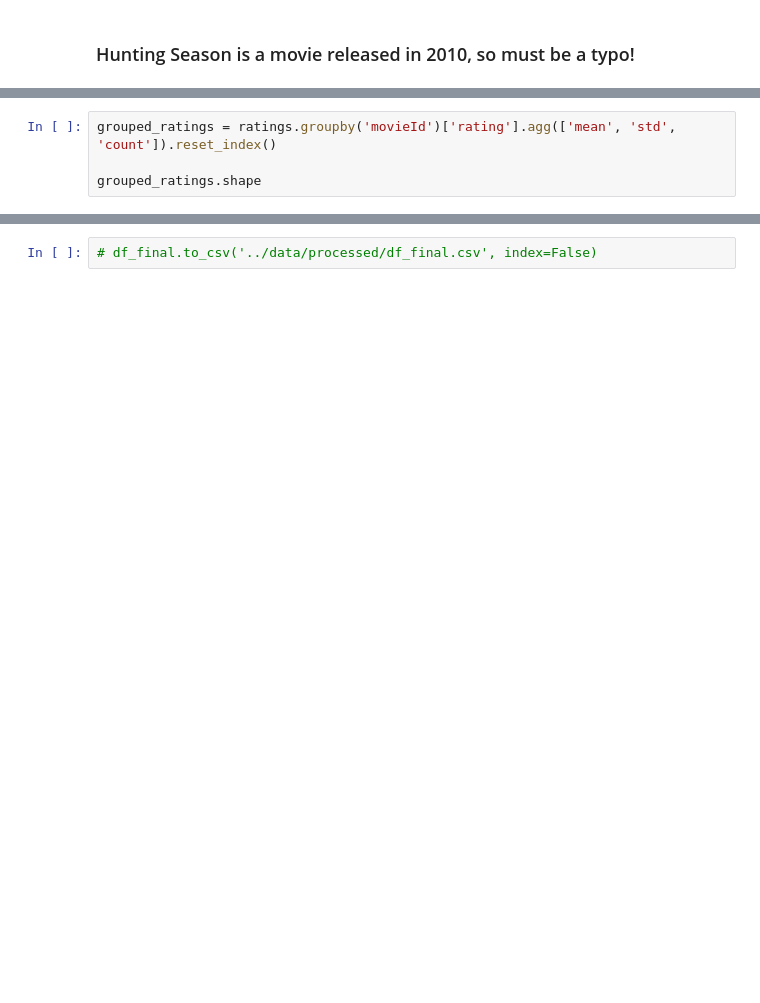
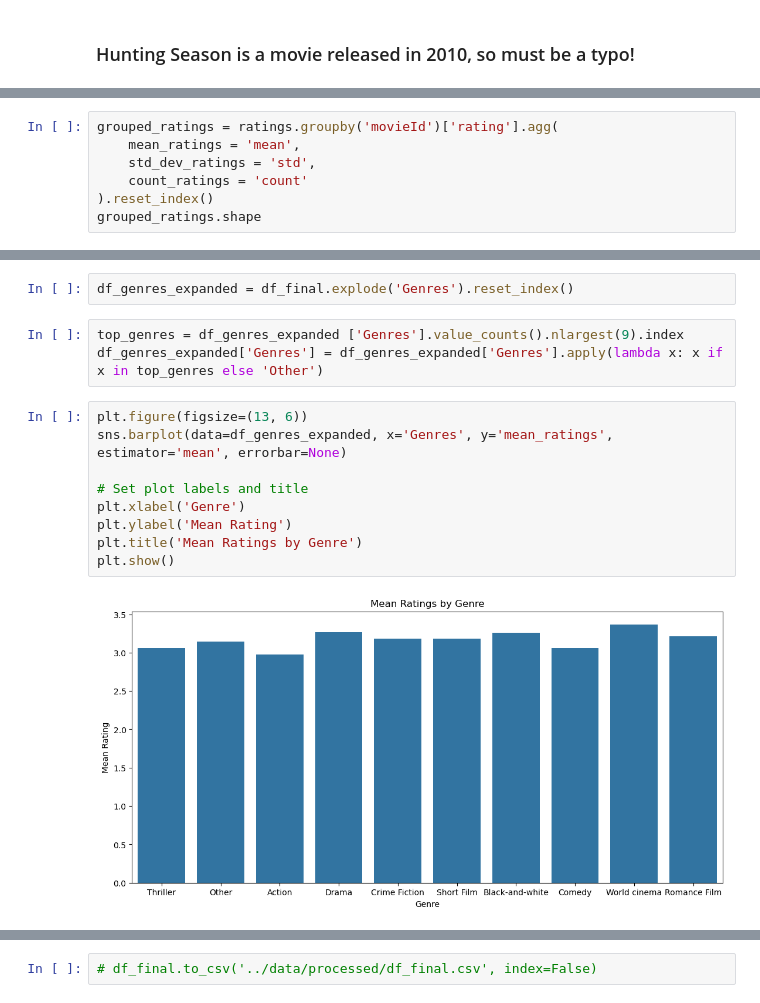
Before and after one commit to epfl-ada/ada-2024-project-phpjj1, a Jupyter notebook: src/scripts/Untitled.ipynb, the cells around one changed output, grey strips where cells are left out. Cells and saved outputs as stored; diff of their text form; blank space fills up the shorter version.

```diff
--- a/src/scripts/Untitled.ipynb
+++ b/src/scripts/Untitled.ipynb
@@ -315,4 +307,7 @@ m_ratings.shape
 # %%
-grouped_ratings = ratings.groupby('movieId')['rating'].agg(['mean', 'std', 'count']).reset_index()
-
+grouped_ratings = ratings.groupby('movieId')['rating'].agg(
+    mean_ratings = 'mean',
+    std_dev_ratings = 'std',
+    count_ratings = 'count'
+).reset_index()
 grouped_ratings.shape
@@ -335,0 +365,16 @@ len(df_final)
+# %%
+df_genres_expanded = df_final.explode('Genres').reset_index()
+# %%
+top_genres = df_genres_expanded ['Genres'].value_counts().nlargest(9).index
+df_genres_expanded['Genres'] = df_genres_expanded['Genres'].apply(lambda x: x if x in top_genres else 'Other')
+# %%
+plt.figure(figsize=(13, 6))
+sns.barplot(data=df_genres_expanded, x='Genres', y='mean_ratings', estimator='mean', errorbar=None)
+
+# Set plot labels and title
+plt.xlabel('Genre')
+plt.ylabel('Mean Rating')
+plt.title('Mean Ratings by Genre')
+plt.show()
+# %% [output]
+[figure, added]
```
Also changed, not shown: parts of 38 cells of this notebook.
